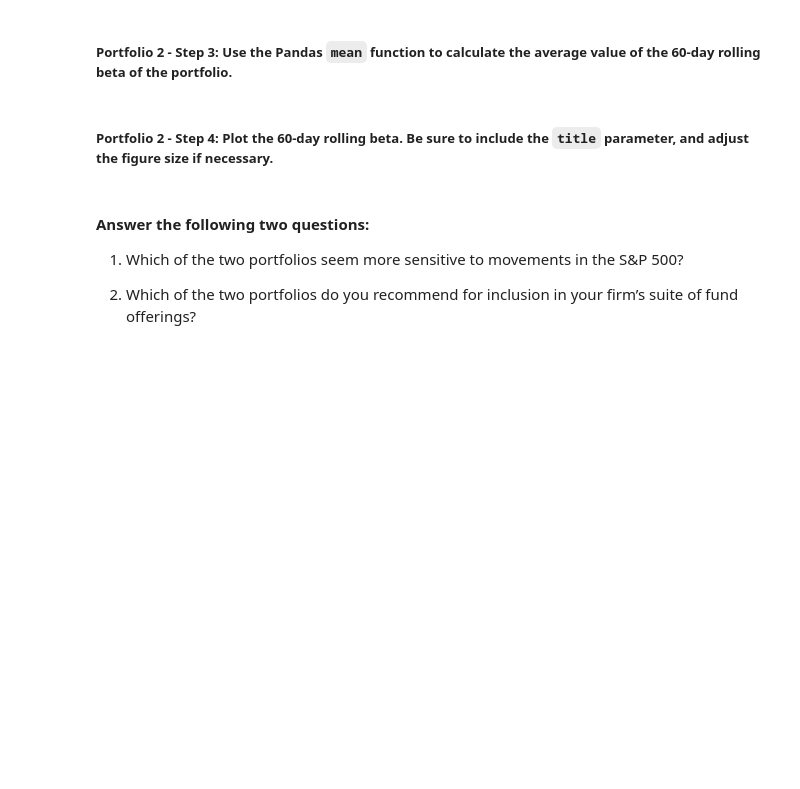
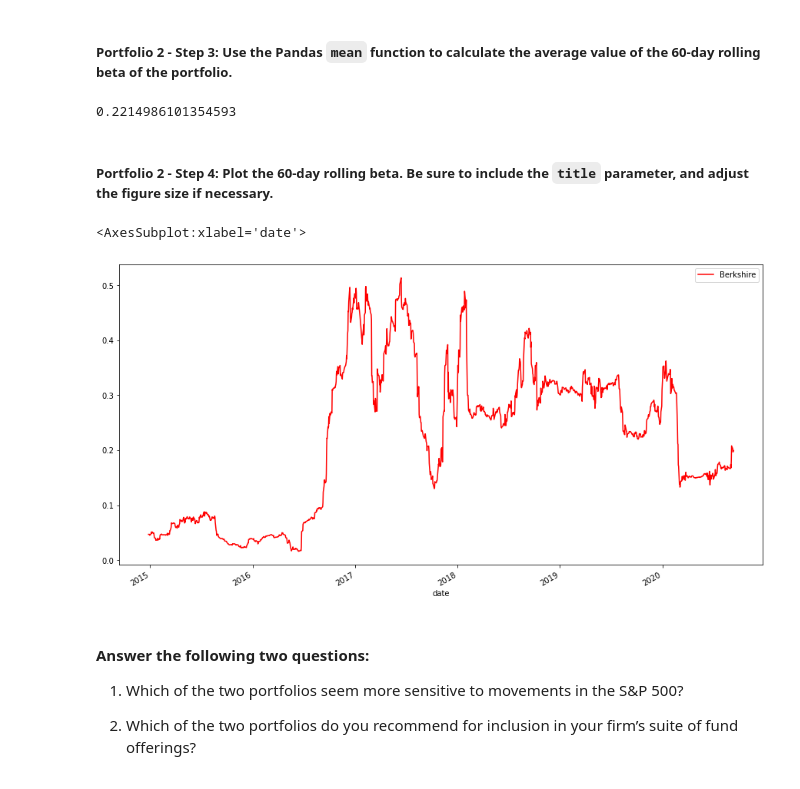
Before and after one commit to caltham/Challenge_4, a Jupyter notebook: risk_return_analysis.ipynb, the cells around one changed output. Drawn from its saved outputs; the diff is of its cells as text; code cells hidden in the pictures; blank space fills up the shorter version.

```diff
--- a/risk_return_analysis.ipynb
+++ b/risk_return_analysis.ipynb
@@ -485,4 +525,7 @@ Your analysis is nearing completion. Now, you need to evaluate how the portfolio
 # %%
 # Calculate the covariance using a 60-day rolling window
 # Review the last five rows of the covariance data
-# YOUR CODE HERE
+
+berk_cov = daily_returns['BERKSHIRE HATHAWAY INC'].rolling(window = 60).cov(daily_returns['S&P 500'])
+
+display(berk_cov.tail())
@@ -491,4 +542,7 @@ Your analysis is nearing completion. Now, you need to evaluate how the portfolio
 # %%
 # Calculate the beta based on the 60-day rolling covariance compared to the market (S&P 500)
 # Review the last five rows of the beta information
-# YOUR CODE HERE
+
+berk_beta =(berk_cov / sp5_var)
+
+display(berk_beta.tail())
@@ -496,13 +558,20 @@ Your analysis is nearing completion. Now, you need to evaluate how the portfolio
 ##### Portfolio 2 - Step 3: Use the Pandas `mean` function to calculate the average value of the 60-day rolling beta of the portfolio.
 # %%
 # Calculate the average of the 60-day rolling beta
-# YOUR CODE HERE
+
+display(berk_beta.mean())
+# %% [output]
+0.2214986101354593
 # %% [markdown]
 ##### Portfolio 2 - Step 4: Plot the 60-day rolling beta. Be sure to include the `title` parameter, and adjust the figure size if necessary.
 # %%
 # Plot the rolling beta
 # Include a title parameter and adjust the figure size
-# YOUR CODE HERE
+
+berk_beta.plot(legend = True, figsize=(15, 8), color = "red", label = "Berkshire")
+# %% [output]
+<AxesSubplot:xlabel='date'>
+[figure, added]
 # %% [markdown]
 #### Answer the following two questions:
 
```
Also changed, not shown: parts of 9 cells of this notebook.
